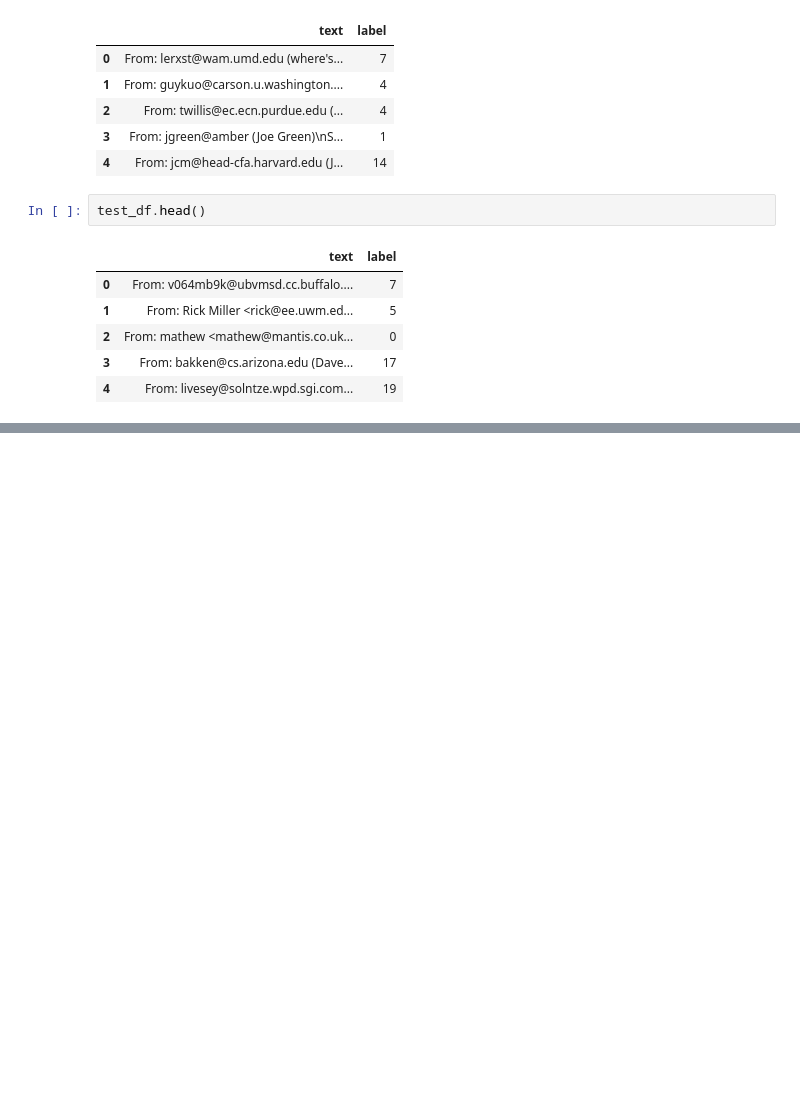
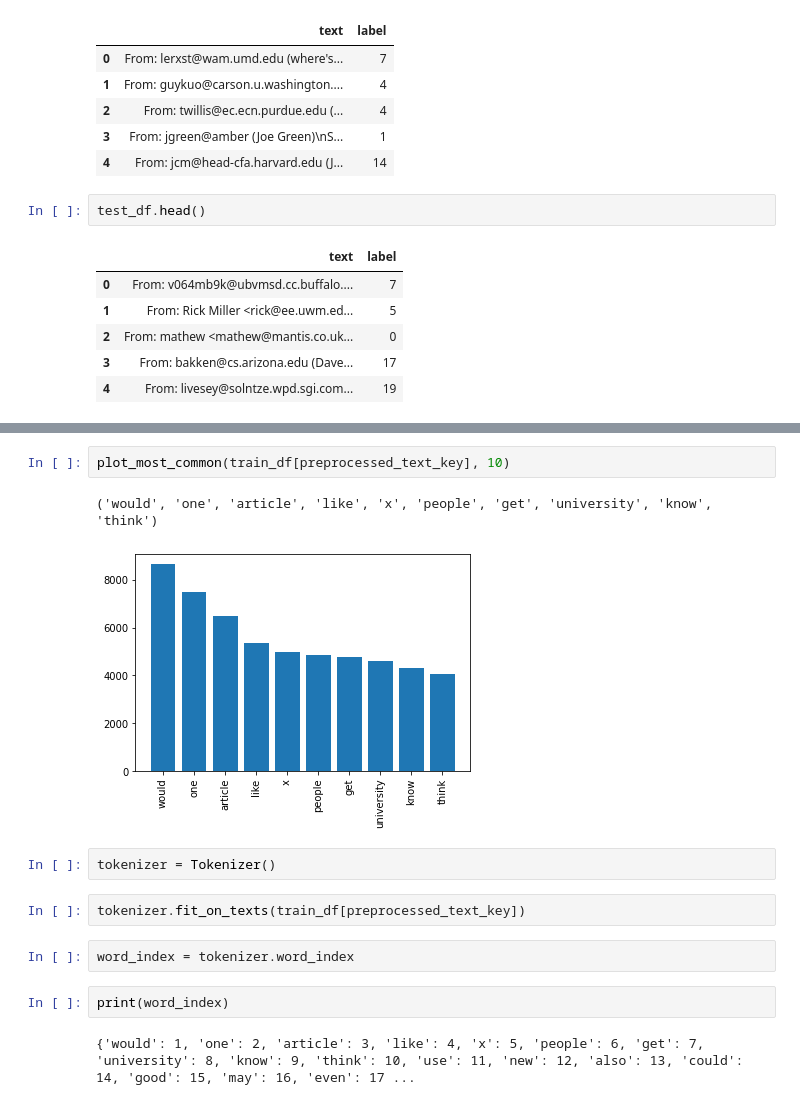
Before and after one commit to pro0255/NLP_Sentiment_analysis, a Jupyter notebook: 20_news_group_analysis.ipynb, the cells around one changed output, grey strips where cells are left out. Drawn from its saved outputs; the diff is of its cells as text; blank space fills up the shorter version.

```diff
--- a/20_news_group_analysis.ipynb
+++ b/20_news_group_analysis.ipynb
@@ -186,0 +229,15 @@ train_df.head()
+# %%
+plot_most_common(train_df[preprocessed_text_key], 10)
+# %% [output]
+('would', 'one', 'article', 'like', 'x', 'people', 'get', 'university', 'know', 'think')
+[figure, added]
+# %%
+tokenizer = Tokenizer()
+# %%
+tokenizer.fit_on_texts(train_df[preprocessed_text_key])
+# %%
+word_index = tokenizer.word_index
+# %%
+print(word_index)
+# %% [output]
+{'would': 1, 'one': 2, 'article': 3, 'like': 4, 'x': 5, 'people': 6, 'get': 7, 'university': 8, 'know': 9, 'think': 10, 'use': 11, 'new': 12, 'also': 13, 'could': 14, 'good': 15, 'may': 16, 'even': 17 ...
```
Also changed, not shown: parts of 17 cells of this notebook.
